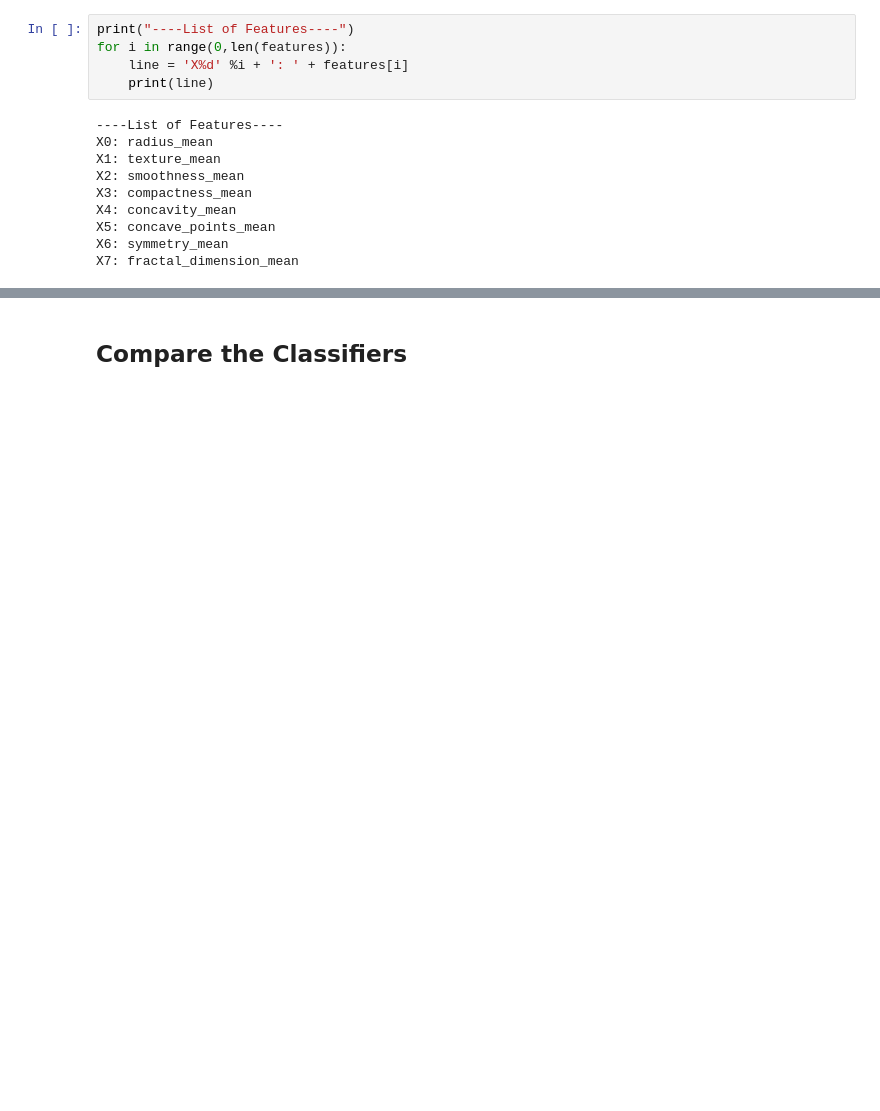
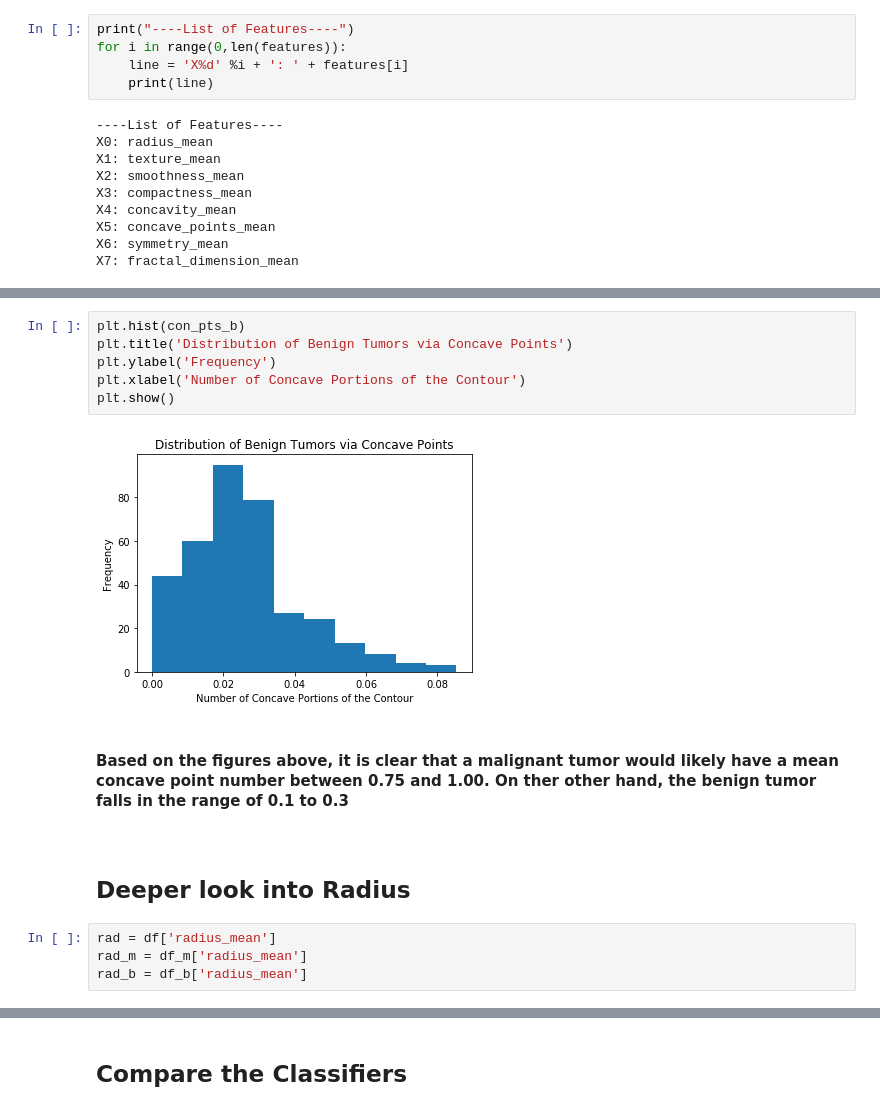
Before and after one commit to rrasheed/Breast-Cancer-Diagnosis, a Jupyter notebook: Breast_Cancer_Classification.ipynb, the cells around one changed output, grey strips where cells are left out. Saved outputs shown, nothing was run; the diff lists cells and outputs as text; blank space fills up the shorter version.

```diff
--- a/Breast_Cancer_Classification.ipynb
+++ b/Breast_Cancer_Classification.ipynb
@@ -505,0 +559,20 @@ X7: fractal_dimension_mean
+# %%
+plt.hist(con_pts_b)
+plt.title('Distribution of Benign Tumors via Concave Points')
+plt.ylabel('Frequency')
+plt.xlabel('Number of Concave Portions of the Contour')
+plt.show()
+# %% [output]
+[figure, added]
+# %% [markdown]
+#### Based on the figures above, it is clear that a malignant tumor would likely have a mean concave point number between 0.75 and 1.00. On ther other hand, the benign tumor falls in the range of 0.1 to 0.3
+# %% [markdown]
+<break>
+<break>
+<break>
+# %% [markdown]
+## Deeper look into Radius
+# %%
+rad = df['radius_mean']
+rad_m = df_m['radius_mean']
+rad_b = df_b['radius_mean']
```
Also changed, not shown: parts of 16 cells of this notebook.
